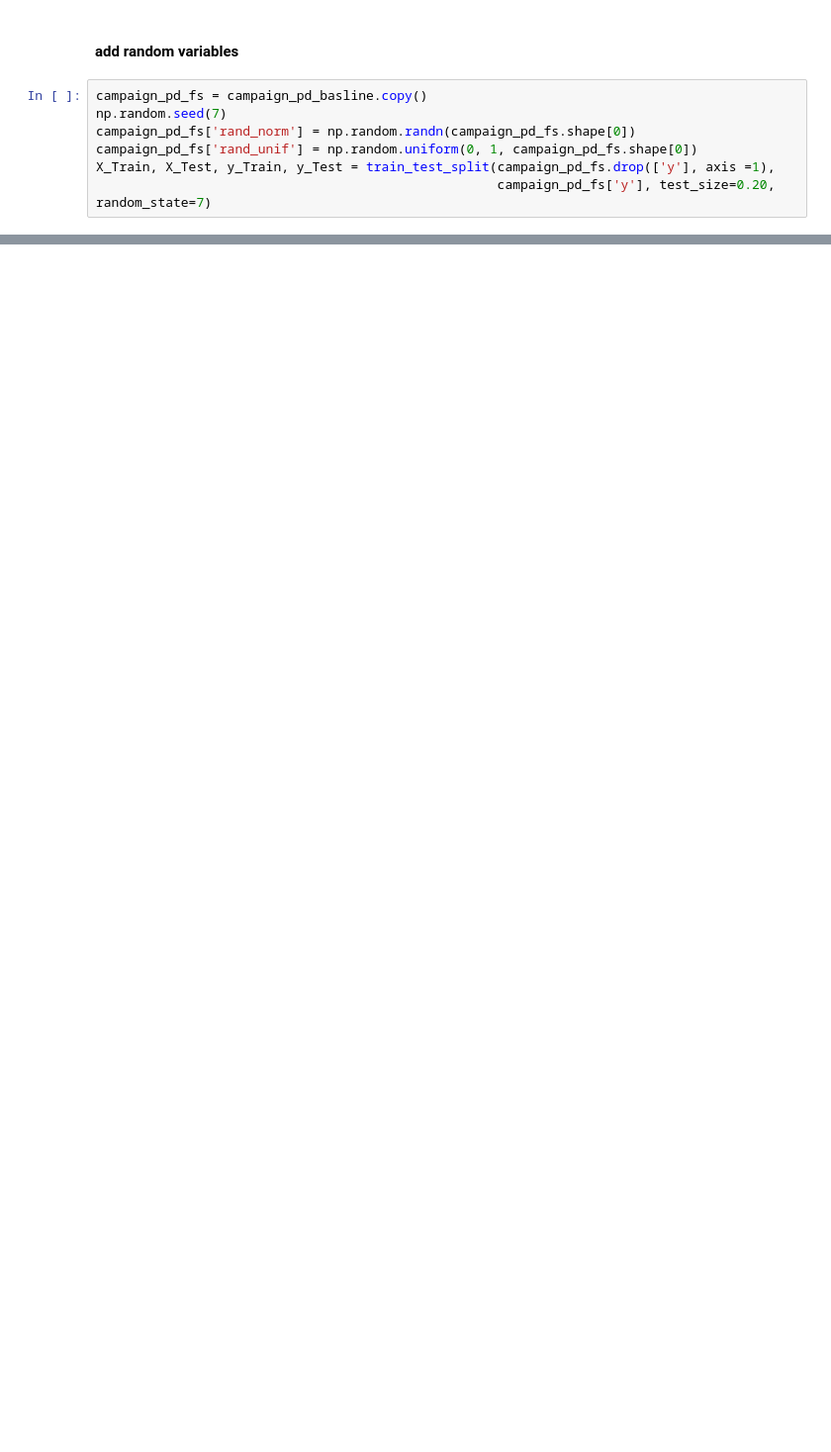
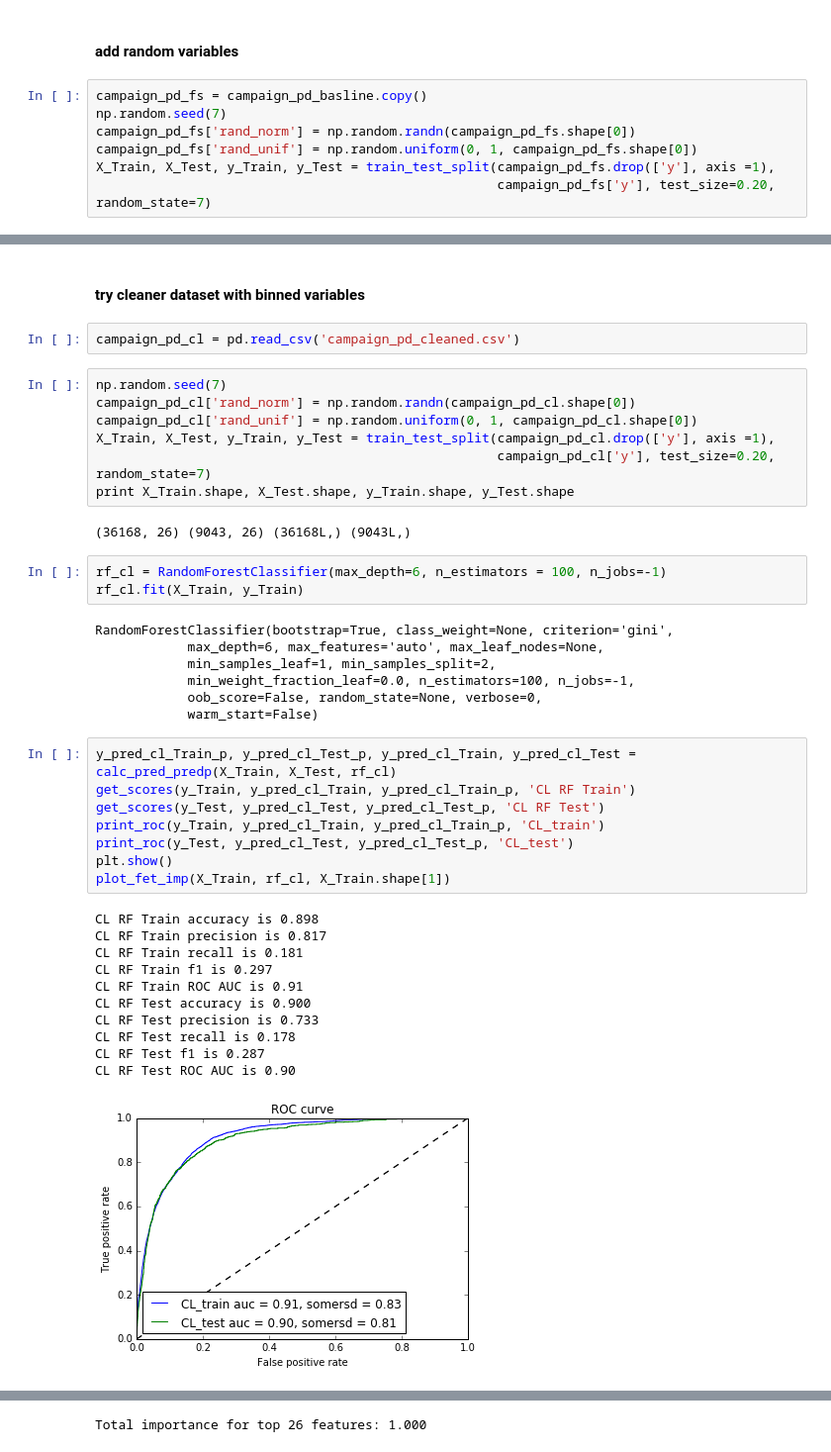
Before and after one commit to TejjeT/DataScienceProject2, a Jupyter notebook: bank_marketing .ipynb, the cells around one changed output, grey strips where cells are left out. Shown at 99% size. Drawn from its saved outputs; the diff is of its cells as text; blank space fills up the shorter version.

```diff
--- a/bank_marketing .ipynb
+++ b/bank_marketing .ipynb
@@ -473,0 +523,43 @@ Total importance for top 20 features: 0.828
+# %% [markdown]
+#### try cleaner dataset with binned variables
+# %%
+campaign_pd_cl = pd.read_csv('campaign_pd_cleaned.csv')
+# %%
+np.random.seed(7)
+campaign_pd_cl['rand_norm'] = np.random.randn(campaign_pd_cl.shape[0])
+campaign_pd_cl['rand_unif'] = np.random.uniform(0, 1, campaign_pd_cl.shape[0])
+X_Train, X_Test, y_Train, y_Test = train_test_split(campaign_pd_cl.drop(['y'], axis =1),
+                                                    campaign_pd_cl['y'], test_size=0.20, random_state=7)
+print X_Train.shape, X_Test.shape, y_Train.shape, y_Test.shape
+# %% [output]
+(36168, 26) (9043, 26) (36168L,) (9043L,)
+# %%
+rf_cl = RandomForestClassifier(max_depth=6, n_estimators = 100, n_jobs=-1)
+rf_cl.fit(X_Train, y_Train)
+# %% [output]
+RandomForestClassifier(bootstrap=True, class_weight=None, criterion='gini',
+            max_depth=6, max_features='auto', max_leaf_nodes=None,
+            min_samples_leaf=1, min_samples_split=2,
+            min_weight_fraction_leaf=0.0, n_estimators=100, n_jobs=-1,
+            oob_score=False, random_state=None, verbose=0,
+            warm_start=False)
+# %%
+y_pred_cl_Train_p, y_pred_cl_Test_p, y_pred_cl_Train, y_pred_cl_Test = calc_pred_predp(X_Train, X_Test, rf_cl)
+get_scores(y_Train, y_pred_cl_Train, y_pred_cl_Train_p, 'CL RF Train')
+get_scores(y_Test, y_pred_cl_Test, y_pred_cl_Test_p, 'CL RF Test')
+print_roc(y_Train, y_pred_cl_Train, y_pred_cl_Train_p, 'CL_train')
+print_roc(y_Test, y_pred_cl_Test, y_pred_cl_Test_p, 'CL_test')
+plt.show()
+plot_fet_imp(X_Train, rf_cl, X_Train.shape[1])
+# %% [output]
+CL RF Train accuracy is 0.898
+CL RF Train precision is 0.817
+CL RF Train recall is 0.181
+CL RF Train f1 is 0.297
+CL RF Train ROC AUC is 0.91
+CL RF Test accuracy is 0.900
+CL RF Test precision is 0.733
+CL RF Test recall is 0.178
+CL RF Test f1 is 0.287
+CL RF Test ROC AUC is 0.90
+[figure, added]
@@ -473,0 +567 @@ Total importance for top 20 features: 0.828
+Total importance for top 26 features: 1.000
```
Also changed, not shown: parts of 16 cells of this notebook.
